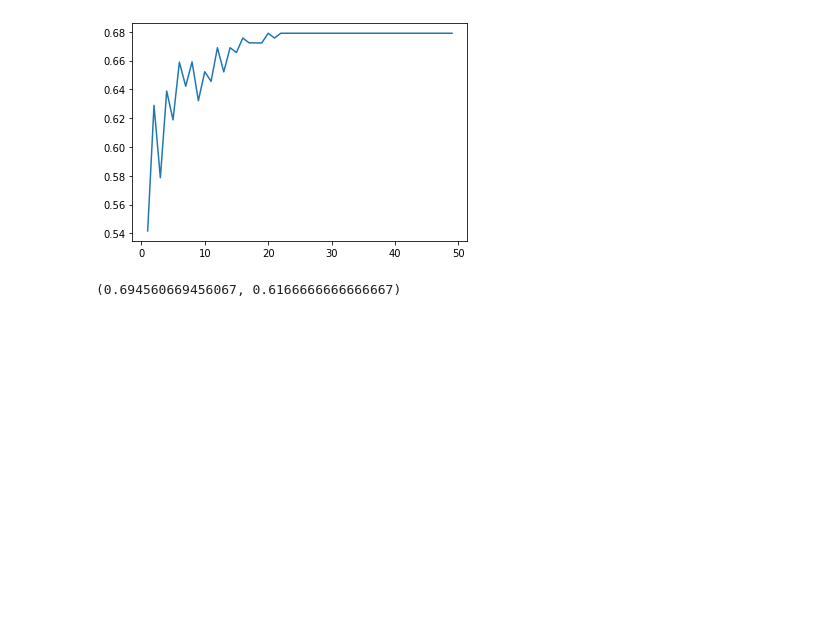
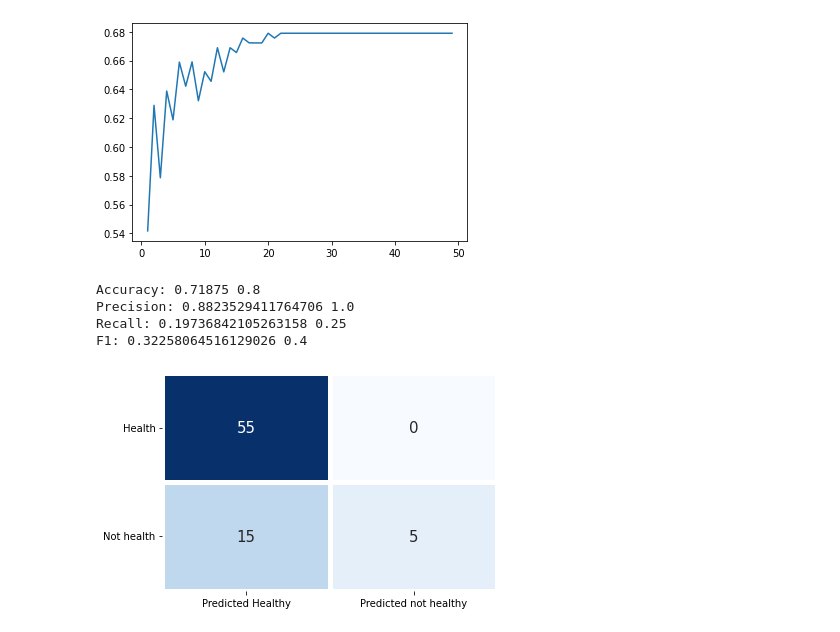
Before and after one commit to a-shirshov/machine_learning, a Jupyter notebook: lab3/lab3.ipynb, the cells around one changed output. Saved outputs shown, nothing was run; the diff lists cells and outputs as text; code cells hidden in the pictures; blank space fills up the shorter version.

```diff
--- a/lab3/lab3.ipynb
+++ b/lab3/lab3.ipynb
@@ -159,11 +179,24 @@ plt.plot(n_range, clf_gs.cv_results_["mean_train_score"]);
 plt.plot(n_range, clf_gs.cv_results_["mean_test_score"]);
 # %% [output]
 [figure]
-# %%
-cl1_2 = KNeighborsClassifier(**clf_gs.best_params_)
-cl1_2.fit(X_train, Y_train)
-target2_0 = cl1_2.predict(X_train)
-target2_1 = cl1_2.predict(X_test)
-accuracy_score(Y_train, target2_0), accuracy_score(Y_test, target2_1)
-# %% [output]
-(0.694560669456067, 0.6166666666666667)
+# %%
+KNN_Searched = KNeighborsClassifier(n_neighbors=16)
+KNN_Searched.fit(X_train, Y_train)
+KNN_Searched_target_1 = KNN_Searched.predict(X_train)
+Y_KNN_Searched_Pred= KNN_Searched.predict(X_test)
+
+print(f'Accuracy:',accuracy_score(Y_train,KNN_Searched_target_1),accuracy_score(Y_test,Y_KNN_Searched_Pred))
+print(f'Precision:',precision_score(Y_train,KNN_Searched_target_1),precision_score(Y_test, Y_KNN_Searched_Pred))
+print(f'Recall:',recall_score(Y_train,KNN_Searched_target_1),recall_score(Y_test,Y_KNN_Searched_Pred))
+print(f'F1:',f1_score(Y_train,KNN_Searched_target_1),f1_score(Y_test,Y_KNN_Searched_Pred))
+cm = confusion_matrix(Y_test, Y_KNN_Searched_Pred)
+sns.heatmap(cm,cmap = 'Blues', annot = True, fmt = 'd', linewidths = 5, cbar = False, annot_kws = {'fontsize': 15},
+    yticklabels = ['Health', 'Not health'], xticklabels = ['Predicted Healthy', 'Predicted not healthy'])
+plt.yticks(rotation = 0)
+plt.show()
+# %% [output]
+Accuracy: 0.71875 0.8
+Precision: 0.8823529411764706 1.0
+Recall: 0.19736842105263158 0.25
+F1: 0.32258064516129026 0.4
+[figure, added]
```
Also changed, not shown: parts of 8 cells of this notebook.
